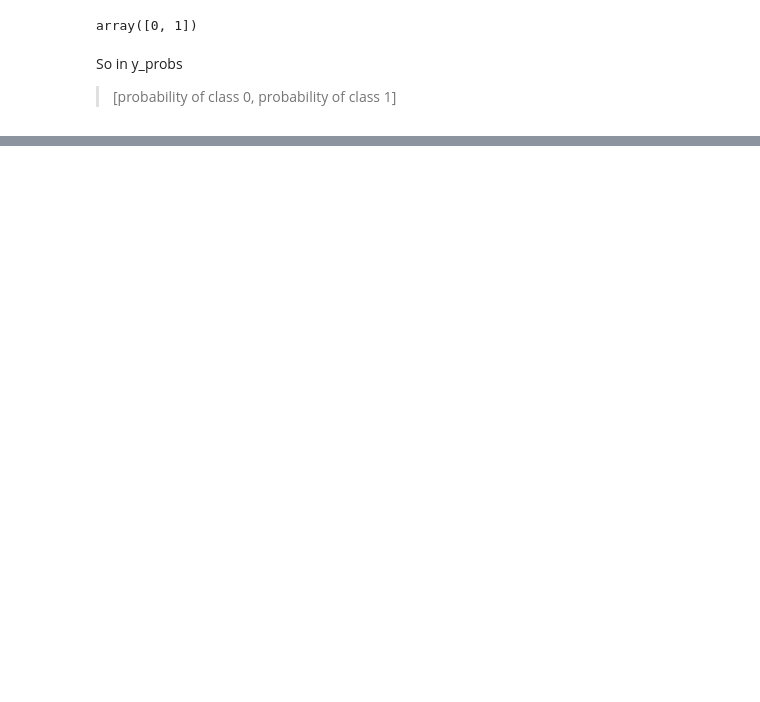
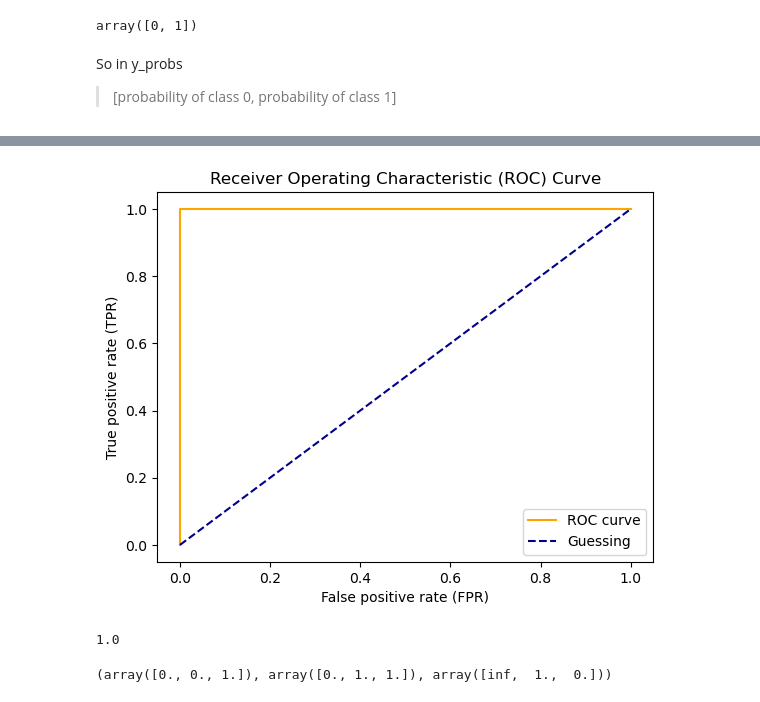
Before and after one commit to Eakempreet/Learning-ML, a Jupyter notebook: Scikit-Learn/scikit-learn-basic(1).ipynb, the cells around one changed output, grey strips where cells are left out. Cells and saved outputs as stored; diff of their text form; code cells hidden in the pictures; blank space fills up the shorter version.

```diff
--- a/Scikit-Learn/scikit-learn-basic(1).ipynb
+++ b/Scikit-Learn/scikit-learn-basic(1).ipynb
@@ -3205,0 +3405,16 @@ array([ inf, 0.99, 0.94, 0.85, 0.84, 0.83, 0.79, 0.78, 0.76, 0.71, 0.69,
+# %%
+# Plot perfect ROC curve and AUC curve
+
+fpr, tpr, thresholds = roc_curve(y_test, y_test)
+plot_roc_curve(fpr, tpr)
+# %% [output]
+[figure, added]
+# %%
+# Perfect AUC score
+roc_auc_score(y_test, y_test)
+# %% [output]
+1.0
+# %%
+fpr, tpr, thresholds
+# %% [output]
+(array([0., 0., 1.]), array([0., 1., 1.]), array([inf,  1.,  0.]))
```
Also changed, not shown: parts of 21 cells of this notebook.
